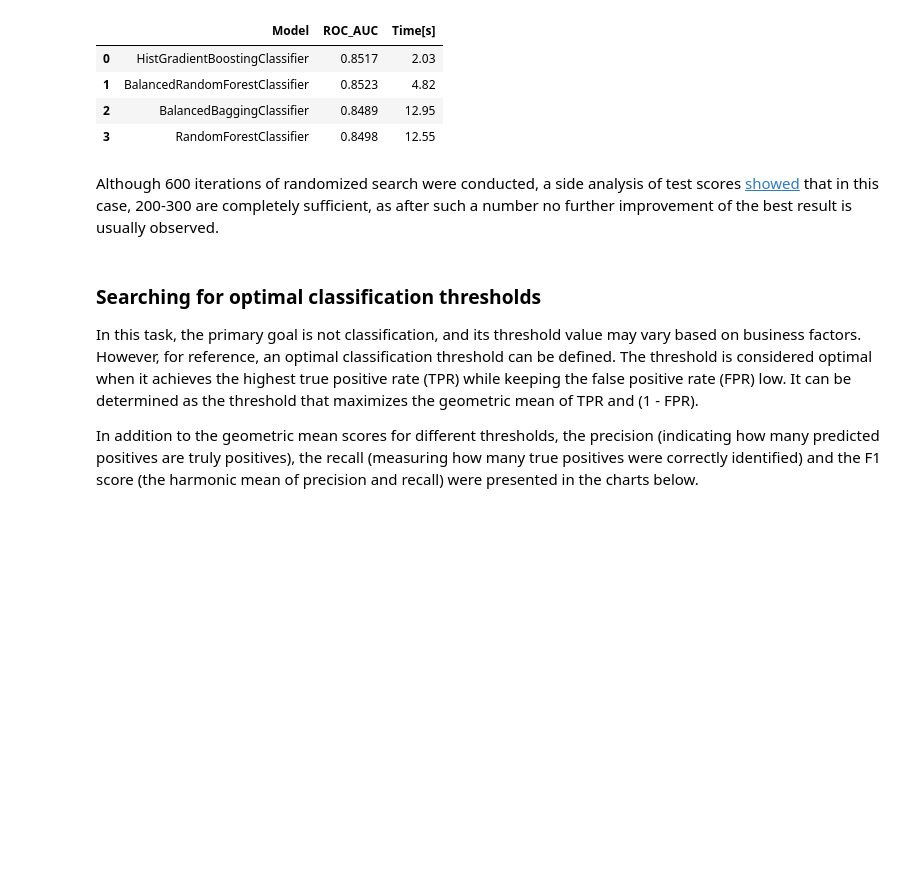
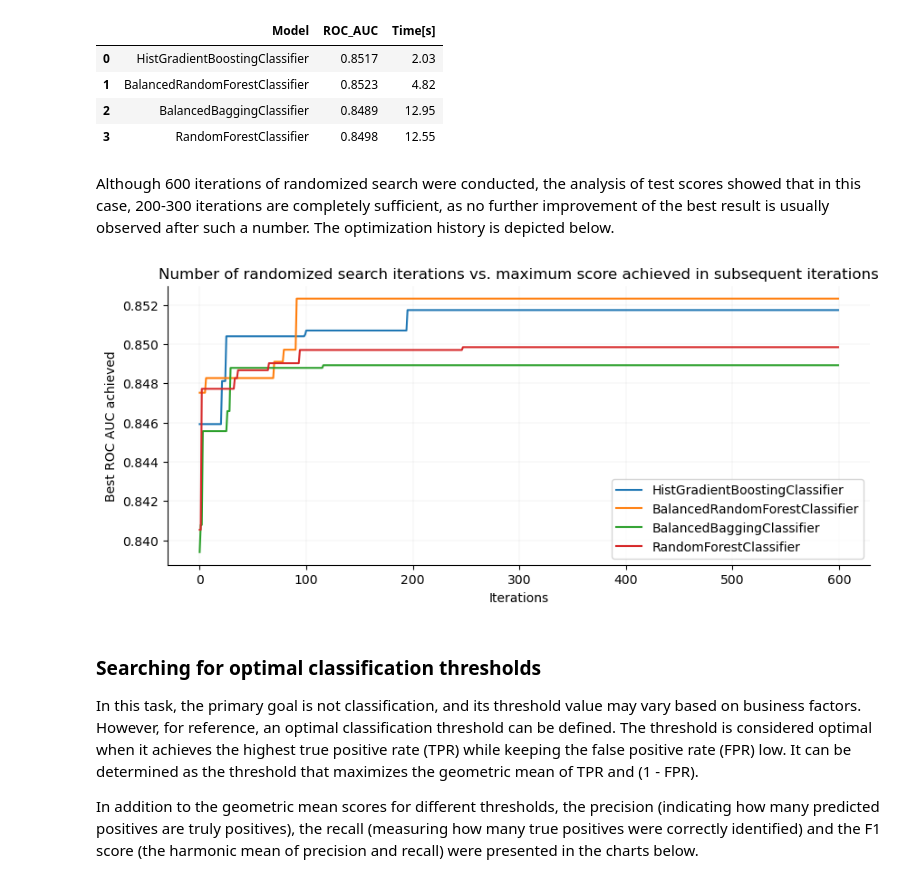
Before and after one commit to k-katarzyna/Lead_Conversion_Probability, a Jupyter notebook: Happy_Customer_Bank/Project_main.ipynb, the cells around one changed output. Cells and saved outputs as stored; diff of their text form; code cells hidden in the pictures; blank space fills up the shorter version.

Commit message:
code revised, optimization history plot added

```diff
--- a/Happy_Customer_Bank/Project_main.ipynb
+++ b/Happy_Customer_Bank/Project_main.ipynb
@@ -546,6 +546,7 @@ model_param_grids = [{"model__class_weight": [{1:10}, {1:20}, None],
 # %%
 artifacts_folder = os.path.join("results_data", "artifacts", "best_estimators")
 results_path = os.path.join("results_data", "best_estimators.csv")
+test_scores_path = os.path.join("results_data", "randomized_search_test_scores", "test_scores.pkl")
 # %%
 results = randomized_search(X_train, y_train,
                             models,
@@ -562,7 +564,11 @@ results
 | 2 | BalancedBaggingClassifier | 0.8489 | 12.95 |
 | 3 | RandomForestClassifier | 0.8498 | 12.55 |
 # %% [markdown]
-Although 600 iterations of randomized search were conducted, a side analysis of test scores [showed](results_data/randomized_search_test_scores/iterations_vs_max_score.png) that in this case, 200-300 are completely sufficient, as after such a number no further improvement of the best result is usually observed.
+Although 600 iterations of randomized search were conducted, the analysis of test scores showed that in this case, 200-300 iterations are completely sufficient, as no further improvement of the best result is usually observed after such a number. The optimization history is depicted below.
+# %%
+optimization_history_plot(test_scores_path)
+# %% [output]
+[figure, added]
 # %% [markdown]
 ### Searching for optimal classification thresholds
 
```
Also changed, not shown: parts of 2 cells of this notebook, 5 other files.
